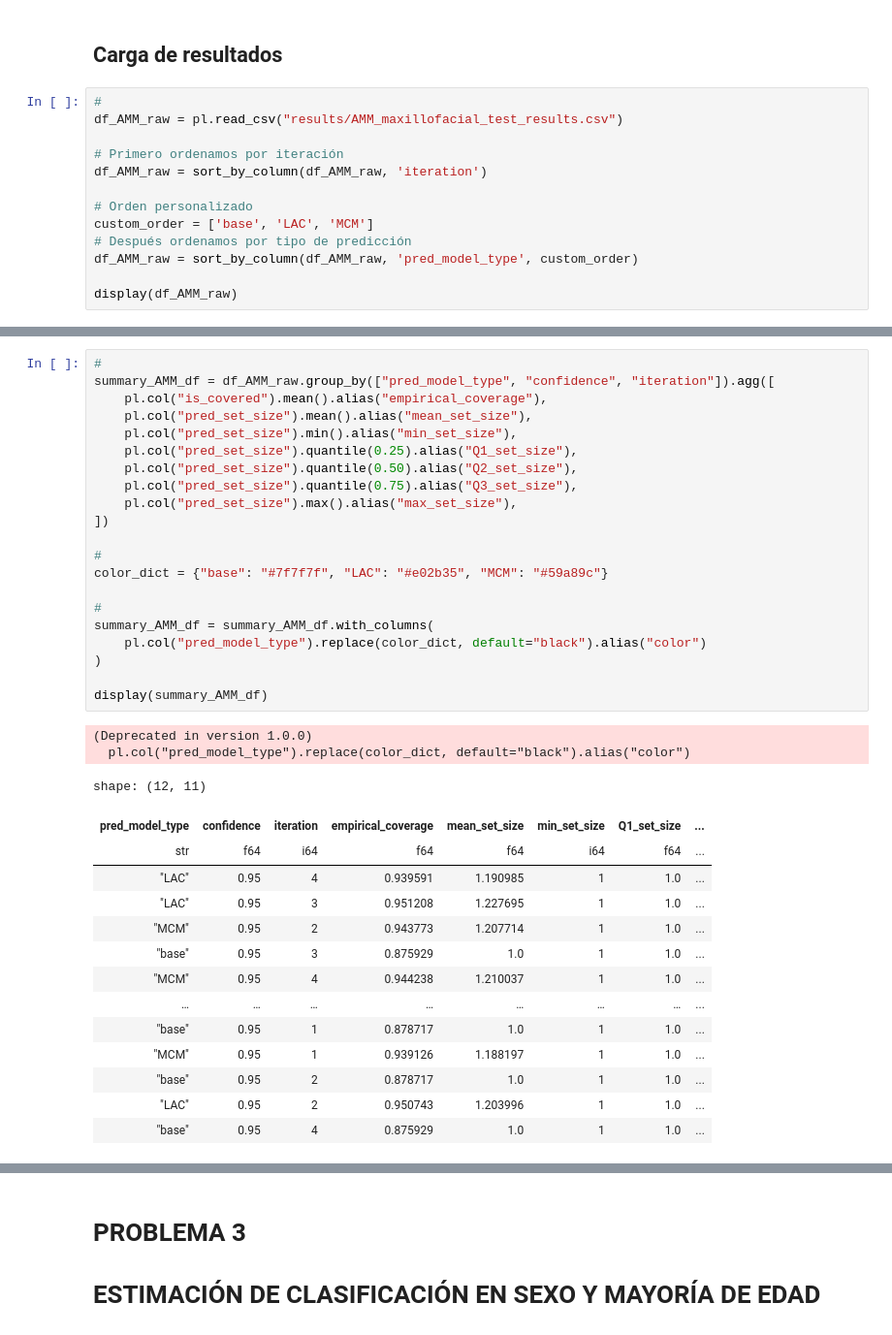
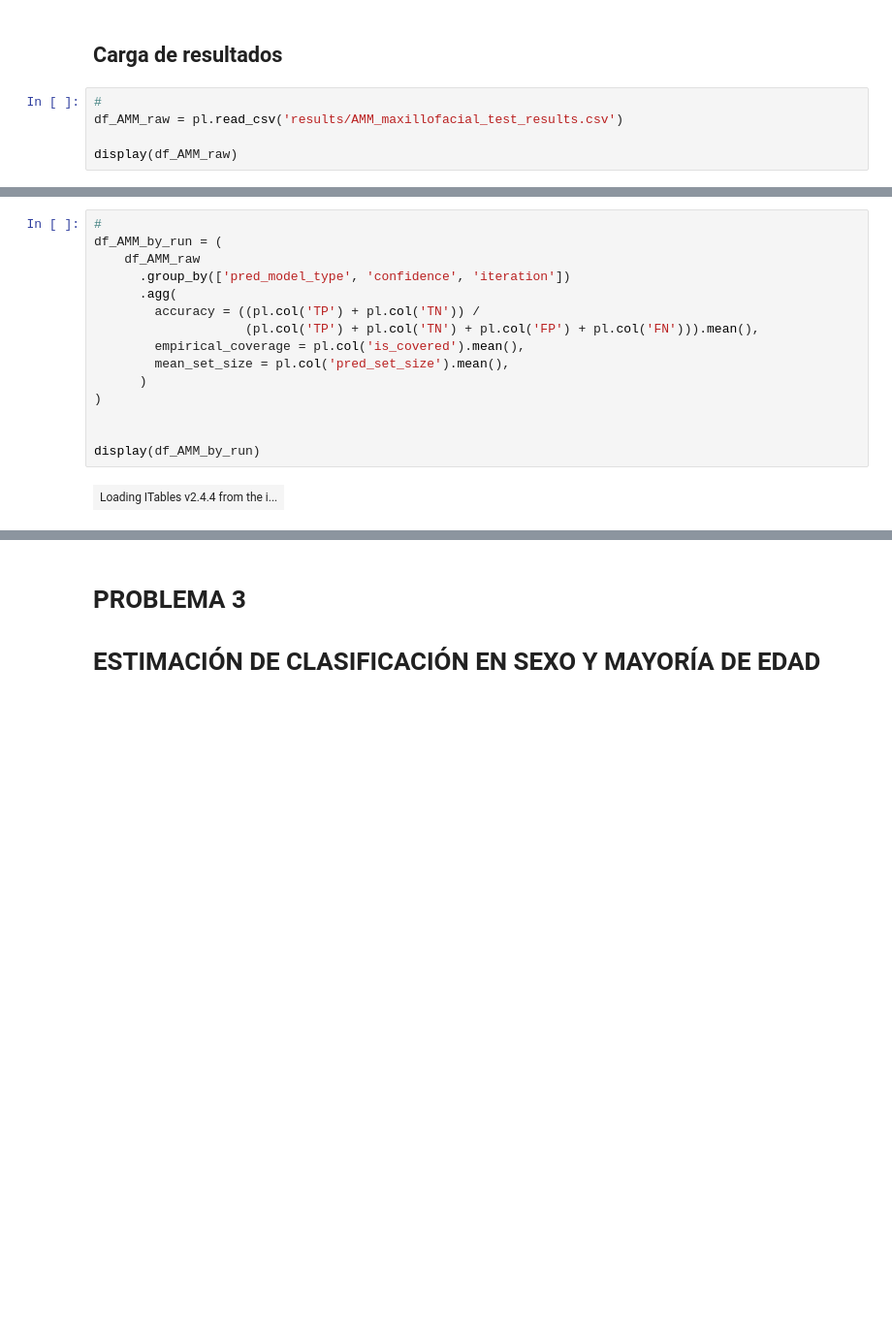
Before and after one commit to esdavide2910/tfg-bioprofile-uncertainty, a Jupyter notebook: notebooks/AE_results.ipynb, the cells around one changed output, grey strips where cells are left out. Shown at 97% size. Drawn from its saved outputs; the diff is of its cells as text; blank space fills up the shorter version.

```diff
--- a/notebooks/AE_results.ipynb
+++ b/notebooks/AE_results.ipynb
@@ -323,15 +277,7 @@ plot_density_interval_widths(df_AE_raw)
 ## Carga de resultados
 # %%
 #
-df_AMM_raw = pl.read_csv("results/AMM_maxillofacial_test_results.csv")
-
-# Primero ordenamos por iteración
-df_AMM_raw = sort_by_column(df_AMM_raw, 'iteration')
-
-# Orden personalizado
-custom_order = ['base', 'LAC', 'MCM']
-# Después ordenamos por tipo de predicción
-df_AMM_raw = sort_by_column(df_AMM_raw, 'pred_model_type', custom_order)
+df_AMM_raw = pl.read_csv('results/AMM_maxillofacial_test_results.csv')
 
 display(df_AMM_raw)
 # %% [output]
@@ -382,39 +314,18 @@ shape: (25_824, 9)
 # %%
 #
-summary_AMM_df = df_AMM_raw.group_by(["pred_model_type", "confidence", "iteration"]).agg([
-    pl.col("is_covered").mean().alias("empirical_coverage"),
-    pl.col("pred_set_size").mean().alias("mean_set_size"),
-    pl.col("pred_set_size").min().alias("min_set_size"),
-    pl.col("pred_set_size").quantile(0.25).alias("Q1_set_size"),
-    pl.col("pred_set_size").quantile(0.50).alias("Q2_set_size"),
-    pl.col("pred_set_size").quantile(0.75).alias("Q3_set_size"),
-    pl.col("pred_set_size").max().alias("max_set_size"),
-])
-
-#
-color_dict = {"base": "#7f7f7f", "LAC": "#e02b35", "MCM": "#59a89c"}
-
-#
-summary_AMM_df = summary_AMM_df.with_columns(
-    pl.col("pred_model_type").replace(color_dict, default="black").alias("color")
+df_AMM_by_run = (
+    df_AMM_raw
+      .group_by(['pred_model_type', 'confidence', 'iteration'])
+      .agg(
+        accuracy = ((pl.col('TP') + pl.col('TN')) /
+                    (pl.col('TP') + pl.col('TN') + pl.col('FP') + pl.col('FN'))).mean(),
+        empirical_coverage = pl.col('is_covered').mean(),
+        mean_set_size = pl.col('pred_set_size').mean(),
+      )
 )
 
-display(summary_AMM_df)
+
+display(df_AMM_by_run)
 # %% [output]
-(Deprecated in version 1.0.0)
-  pl.col("pred_model_type").replace(color_dict, default="black").alias("color")
-shape: (12, 11)
-| pred_model_type | confidence | iteration | empirical_coverage | mean_set_size | min_set_size | Q1_set_size | ... |
-| str | f64 | i64 | f64 | f64 | i64 | f64 | ... |
-| "LAC" | 0.95 | 4 | 0.939591 | 1.190985 | 1 | 1.0 | ... |
-| "LAC" | 0.95 | 3 | 0.951208 | 1.227695 | 1 | 1.0 | ... |
-| "MCM" | 0.95 | 2 | 0.943773 | 1.207714 | 1 | 1.0 | ... |
-| "base" | 0.95 | 3 | 0.875929 | 1.0 | 1 | 1.0 | ... |
-| "MCM" | 0.95 | 4 | 0.944238 | 1.210037 | 1 | 1.0 | ... |
-| … | … | … | … | … | … | … | ... |
-| "base" | 0.95 | 1 | 0.878717 | 1.0 | 1 | 1.0 | ... |
-| "MCM" | 0.95 | 1 | 0.939126 | 1.188197 | 1 | 1.0 | ... |
-| "base" | 0.95 | 2 | 0.878717 | 1.0 | 1 | 1.0 | ... |
-| "LAC" | 0.95 | 2 | 0.950743 | 1.203996 | 1 | 1.0 | ... |
-| "base" | 0.95 | 4 | 0.875929 | 1.0 | 1 | 1.0 | ... |
+| Loading ITables v2.4.4 from the i... |
 # %%
```
Also changed, not shown: parts of 35 cells of this notebook, 2 other files.
